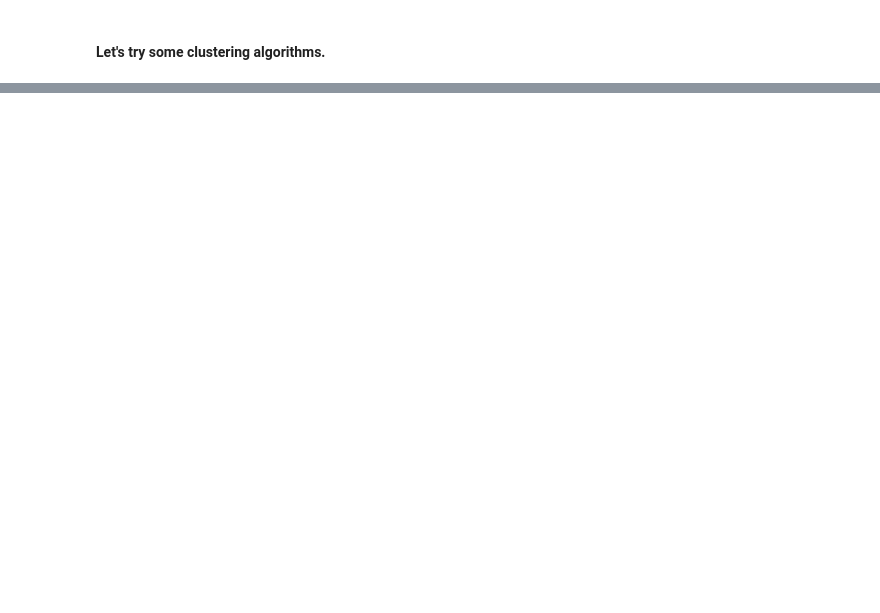
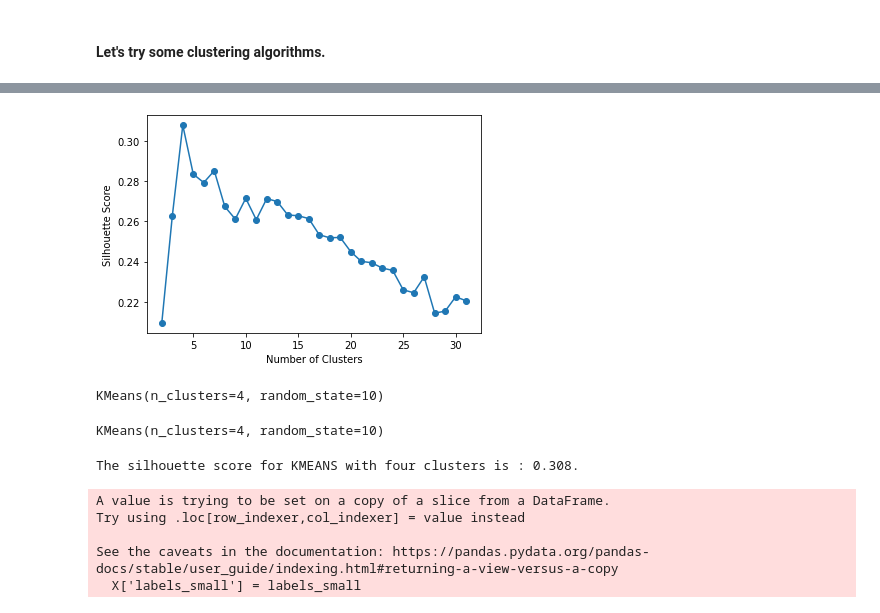
Before and after one commit to calculaterceec/Proj4Team2, a Jupyter notebook: code/02-3-Modeling.ipynb, the cells around one changed output, grey strips where cells are left out. Cells and saved outputs as stored; diff of their text form; code cells hidden in the pictures; blank space fills up the shorter version.

Commit message:
pushing kmeans results

```diff
--- a/code/02-3-Modeling.ipynb
+++ b/code/02-3-Modeling.ipynb
@@ -146,0 +246,3 @@ X = df.drop(columns = ['tot_pop_race_ethnicity',
+# %%
+X_encoded = smart_encoder.fit_transform(X)
+X_encoded.shape
@@ -146,0 +255,2 @@ X = df.drop(columns = ['tot_pop_race_ethnicity',
+# %%
+X_scaled = StandardScaler().fit_transform(X_encoded)
@@ -146,0 +264,3 @@ X = df.drop(columns = ['tot_pop_race_ethnicity',
+# %%
+X_scaled = pd.DataFrame(data = X_scaled, columns = smart_encoder.get_feature_names_out())
+X_scaled.head()
@@ -146,0 +274,21 @@ X = df.drop(columns = ['tot_pop_race_ethnicity',
+# %%
+silhouette_list = []
+for i in range(2, 51):
+    kmeans = KMeans(n_clusters = i, random_state = 10)
+    kmeans.fit(X_scaled)
+    silhouette_list.append(silhouette_score(X_scaled, kmeans.labels_))
+# %%
+plt.plot(range(2, 51)[:30], silhouette_list[:30], marker = 'o')
+plt.ylabel('Silhouette Score')
+plt.xlabel('Number of Clusters');
+# %% [output]
+[figure, added]
+# %%
+kmeans_small = KMeans(n_clusters = 4, random_state = 10)
+kmeans_small
+# %% [output]
+KMeans(n_clusters=4, random_state=10)
+# %%
+kmeans_small.fit(X_scaled)
+# %% [output]
+KMeans(n_clusters=4, random_state=10)
@@ -146,0 +297,12 @@ X = df.drop(columns = ['tot_pop_race_ethnicity',
+# %%
+print(f'The silhouette score for KMEANS with four clusters is : {round(silhouette_score(X_scaled, kmeans_small.labels_),3)}.')
+# %% [output]
+The silhouette score for KMEANS with four clusters is : 0.308.
+# %%
+X['labels_small'] = labels_small
+# %% [output]
+A value is trying to be set on a copy of a slice from a DataFrame.
+Try using .loc[row_indexer,col_indexer] = value instead
+
+See the caveats in the documentation: https://pandas.pydata.org/pandas-docs/stable/user_guide/indexing.html#returning-a-view-versus-a-copy
+  X['labels_small'] = labels_small
```
Also changed, not shown: parts of 27 cells of this notebook, 5 other files.
